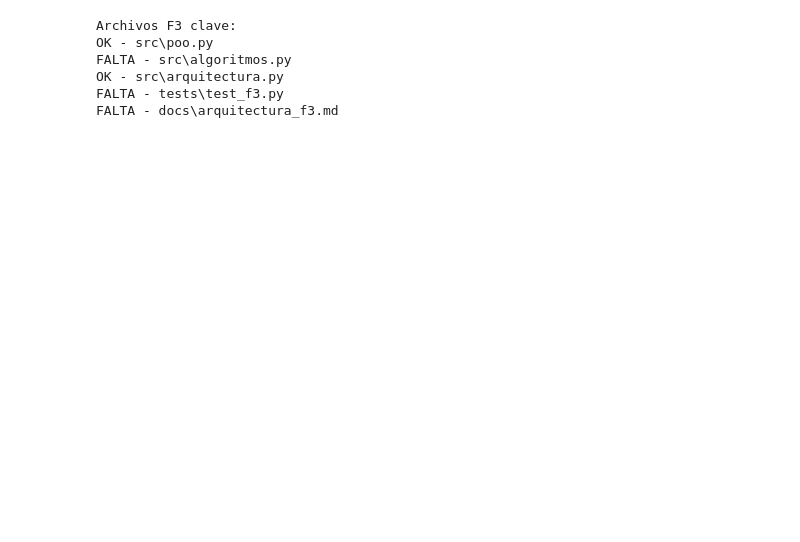
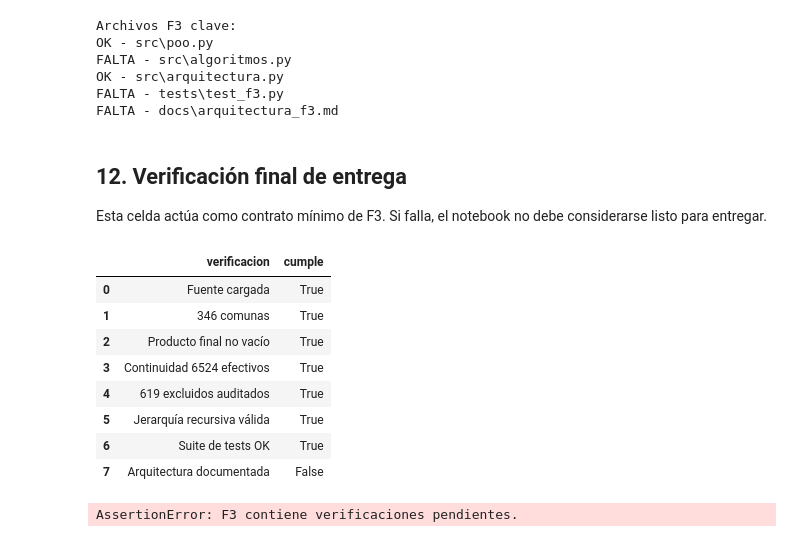
Before and after one commit to jorge170102/f1_s01_evaluacion_entregable_grupo7, a Jupyter notebook: F3/F3_Nucleo_Algoritmico.ipynb, the cells around one changed output. Saved outputs shown, nothing was run; the diff lists cells and outputs as text; code cells hidden in the pictures; blank space fills up the shorter version.

Commit message:
F3 Verificación final de entrega

```diff
--- a/F3/F3_Nucleo_Algoritmico.ipynb
+++ b/F3/F3_Nucleo_Algoritmico.ipynb
@@ -426,3 +426,32 @@ FALTA - src\algoritmos.py
 OK - src\arquitectura.py
 FALTA - tests\test_f3.py
 FALTA - docs\arquitectura_f3.md
+# %% [markdown]
+## 12. Verificación final de entrega
+
+Esta celda actúa como contrato mínimo de F3. Si falla, el notebook no debe considerarse listo para entregar.
+# %%
+checks = {
+    "Fuente cargada": len(df_raw) > 0,
+    "346 comunas": len(dim_geo) == 346,
+    "Producto final no vacío": not df_final.empty,
+    "Continuidad 6524 efectivos": len(df_final) == 6524,
+    "619 excluidos auditados": len(auditoria) == 619,
+    "Jerarquía recursiva válida": errores_geo == [],
+    "Suite de tests OK": resultado_pruebas.returncode == 0,
+    "Arquitectura documentada": (PROJECT_ROOT / "docs" / "arquitectura_f3.md").exists(),
+}
+display(pd.DataFrame(checks.items(), columns=["verificacion", "cumple"]))
+assert all(checks.values()), "F3 contiene verificaciones pendientes."
+print("F3 verificada: notebook reproducible y núcleo modular operativo.")
+# %% [output]
+|  | verificacion | cumple |
+| 0 | Fuente cargada | True |
+| 1 | 346 comunas | True |
+| 2 | Producto final no vacío | True |
+| 3 | Continuidad 6524 efectivos | True |
+| 4 | 619 excluidos auditados | True |
+| 5 | Jerarquía recursiva válida | True |
+| 6 | Suite de tests OK | True |
+| 7 | Arquitectura documentada | False |
+AssertionError: F3 contiene verificaciones pendientes.
```
Also changed, not shown: parts of 3 cells of this notebook.
